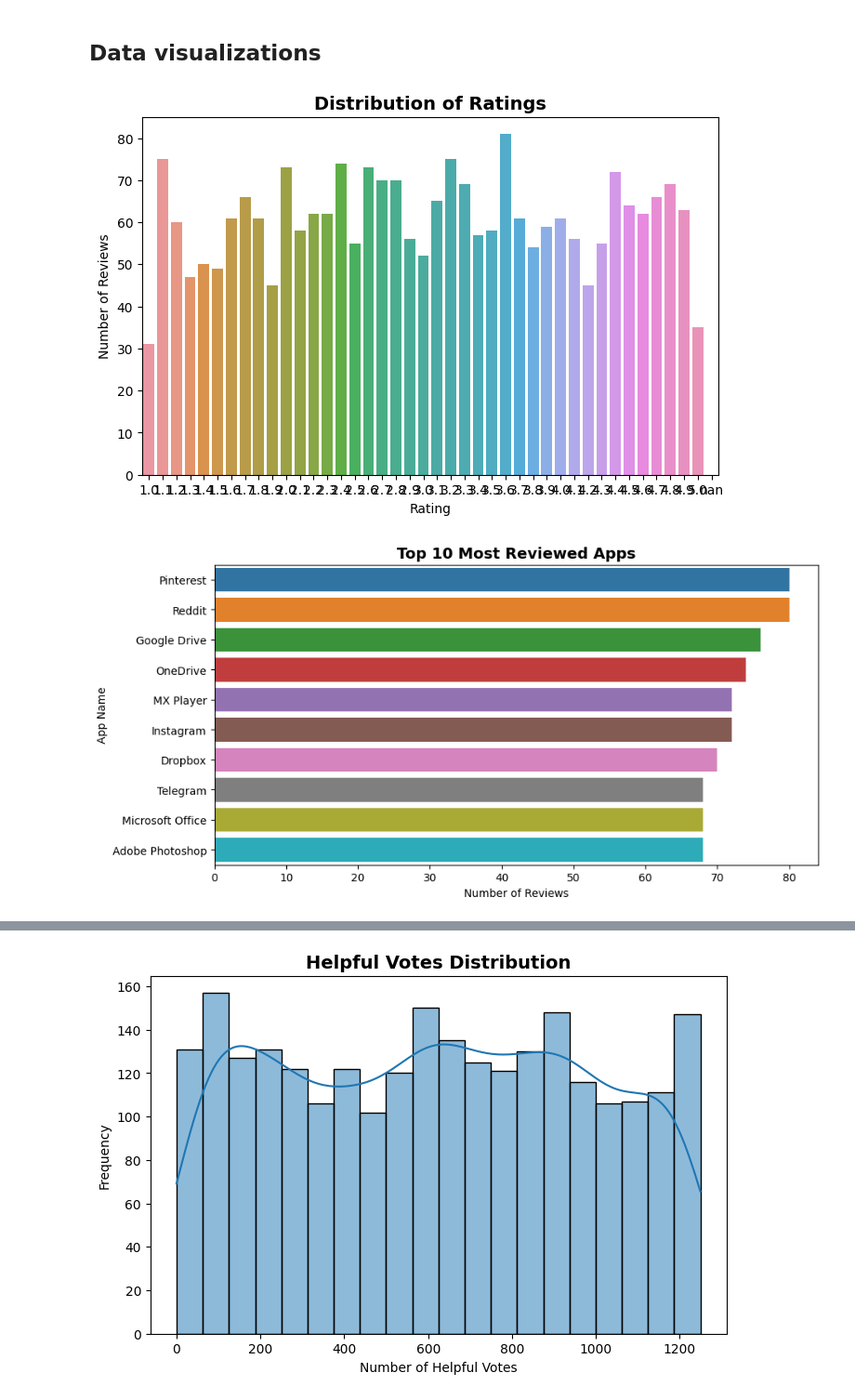
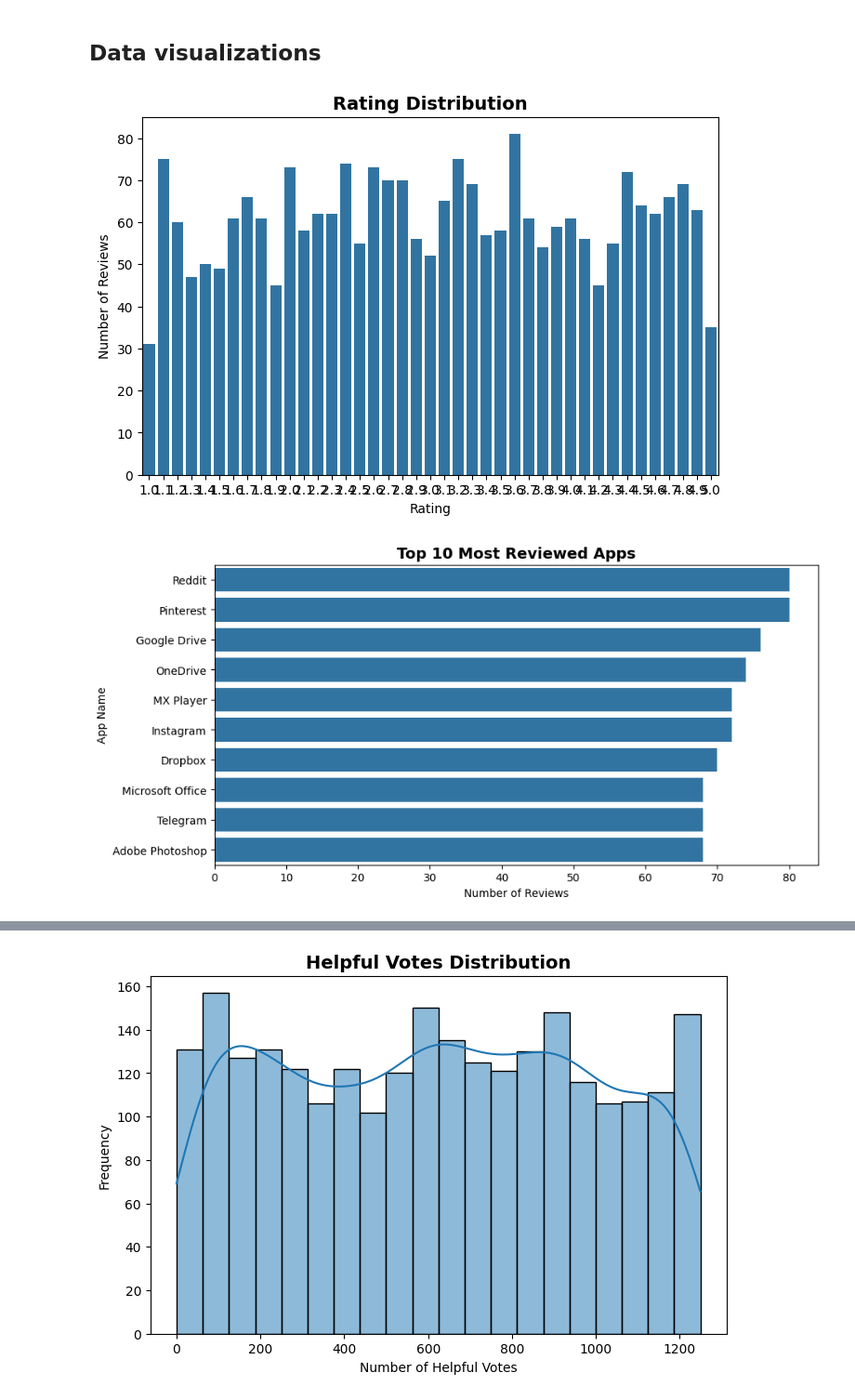
Before and after one commit to x-repos/mines, a Jupyter notebook: datascience/codes/multilingual-mobile-app-reviews-aug-2025-ml-73-53.ipynb, the cells around one changed output, grey strips where cells are left out. Shown at 93% size. Drawn from its saved outputs; the diff is of its cells as text; code cells hidden in the pictures.

```diff
--- a/datascience/codes/multilingual-mobile-app-reviews-aug-2025-ml-73-53.ipynb
+++ b/datascience/codes/multilingual-mobile-app-reviews-aug-2025-ml-73-53.ipynb
@@ -30,7 +46,7 @@ The Multilingual Mobile App Review Dataset – August 2025 contains user-generat
 # %% [markdown]
 ## Import dataset
 # %%
-df = pd.read_csv("/kaggle/input/multilingual-mobile-app-reviews-dataset-2025/multilingual_mobile_app_reviews_2025.csv")
+df = pd.read_csv("./multilingual_mobile_app_reviews_2025.csv")
 # %%
 df.head()
 # %% [output]
@@ -139,13 +155,18 @@ Index(['review_id', 'user_id', 'app_name', 'app_category', 'review_text',
 ## Data visualizations
 # %%
 plt.figure(figsize=(8, 5))
-sns.countplot(data=df, x="rating", order=sorted(df["rating"].unique()))
-plt.title("Distribution of Ratings", fontsize=14, fontweight='bold')
+sns.countplot(
+    data=df,
+    x="rating",
+    # order=[1, 2, 3, 4, 5]   # explicitly set the order
+
+)
+plt.title("Rating Distribution", fontsize=14, fontweight='bold')
 plt.xlabel("Rating")
 plt.ylabel("Number of Reviews")
 plt.show()
 # %% [output]
-[figure, old version]
+[figure, new version]
 # %%
 top_apps = df["app_name"].value_counts().head(10)
 plt.figure(figsize=(10, 5))
@@ -155,7 +176,7 @@ plt.xlabel("Number of Reviews")
 plt.ylabel("App Name")
 plt.show()
 # %% [output]
-[figure, old version]
+[figure, new version]
 # %%
 plt.figure(figsize=(12, 6))
 sns.boxplot(data=df, x="app_category", y="rating")
```
Also changed, not shown: parts of 10 cells of this notebook, 1 other file.
